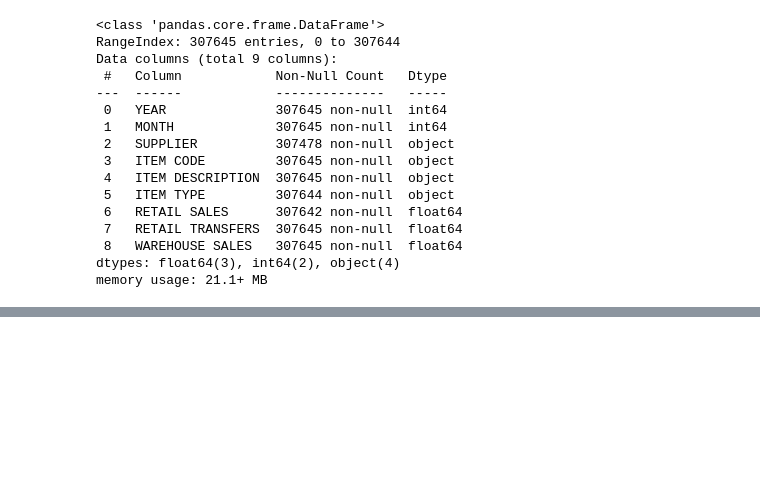
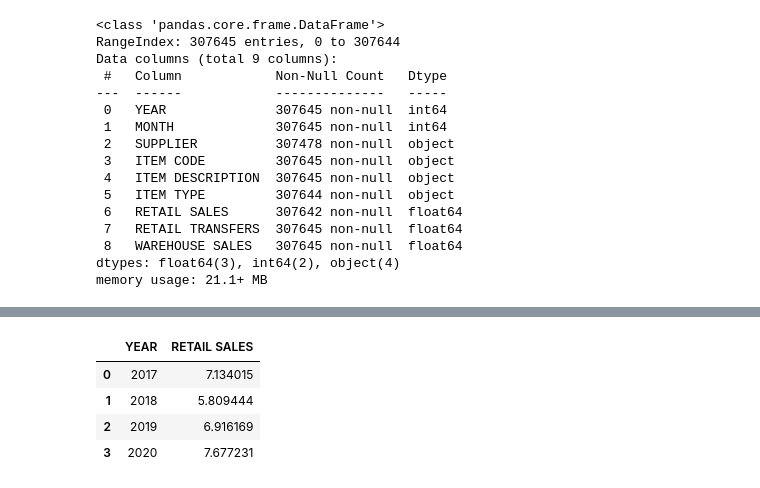
Before and after one commit to Connor1263/Lab-1, a Jupyter notebook: Lab2.ipynb, the cells around one changed output, grey strips where cells are left out. Cells and saved outputs as stored; diff of their text form; code cells hidden in the pictures; blank space fills up the shorter version.

```diff
--- a/Lab2.ipynb
+++ b/Lab2.ipynb
@@ -42,0 +96,8 @@ df.shape
+# %%
+df.groupby('YEAR')['RETAIL SALES'].mean().reset_index()
+# %% [output]
+|  | YEAR | RETAIL SALES |
+| 0 | 2017 | 7.134015 |
+| 1 | 2018 | 5.809444 |
+| 2 | 2019 | 6.916169 |
+| 3 | 2020 | 7.677231 |
```
Also changed, not shown: parts of 17 cells of this notebook.
